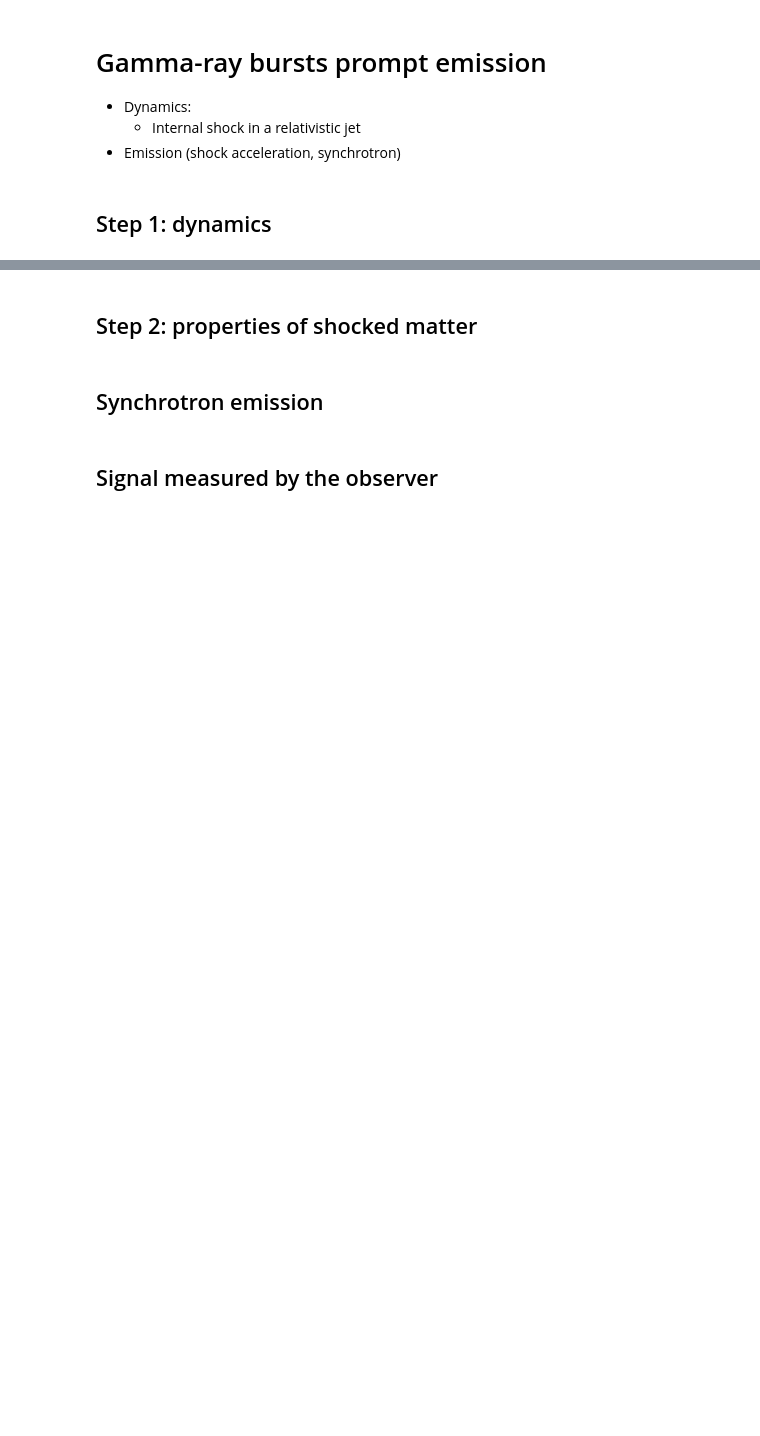
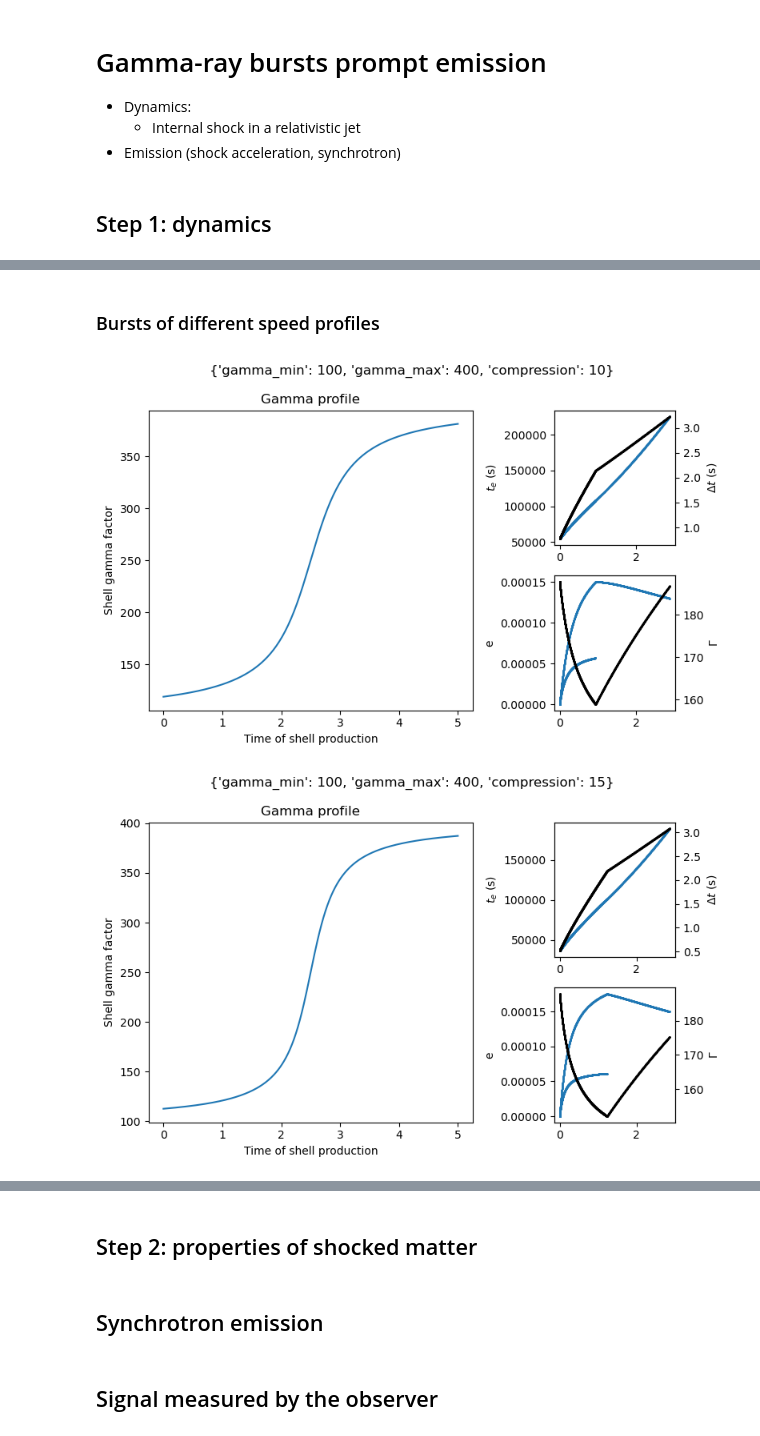
Before and after one commit to solano/gamma-ray-bursts, a Jupyter notebook: gamma-ray-bursts.ipynb, the cells around one changed output, grey strips where cells are left out. Saved outputs shown, nothing was run; the diff lists cells and outputs as text; code cells hidden in the pictures; blank space fills up the shorter version.

```diff
--- a/gamma-ray-bursts.ipynb
+++ b/gamma-ray-bursts.ipynb
@@ -370,0 +394,38 @@ print(test_energy_conservation(simu))
+# %% [markdown]
+### Bursts of different speed profiles
+# %%
+profiles = [(rapidity_profile1, dict(gamma_min=100, gamma_max=400, compression=10)),
+            (rapidity_profile1, dict(gamma_min=100, gamma_max=400, compression=15)),
+            (rapidity_profile1, dict(gamma_min=100, gamma_max=400, compression=25)),
+            (rapidity_profile1, dict(gamma_min=100, gamma_max=400, compression=35)),
+            (rapidity_profile1, dict(gamma_min=100, gamma_max=400, compression=50)),
+            (rapidity_profile1, dict(gamma_min=100, gamma_max=400, compression=100)),
+            (rapidity_profile1, dict(gamma_min=100, gamma_max=400, compression=200)),
+            (rapidity_profile2, dict(gamma_min=100, gamma_max=400))]
+
+simulations = []
+for rapidity_profile, rapidity_args in profiles:
+    simu = Simulation(rapidity_profile, energy_profile1, rapidity_args=rapidity_args)
+    simu.run()
+    simulations.append(simu)
+# %%
+
+for (rapidity_profile, rapidity_args), simu in zip(profiles, simulations):
+
+    fig = plt.figure(figsize=(8,5))
+    gs = plt.GridSpec(2, 3, figure=fig)
+    ax0 = fig.add_subplot(gs[0:2,0:2])
+
+    ax1 = fig.add_subplot(gs[0,2])
+    ax2 = fig.add_subplot(gs[1,2])
+
+    plot_gamma_initial(simu, ax0)
+    plot_emissions(simu, (ax1,ax2))
+
+    plt.suptitle(str(rapidity_args))
+    plt.tight_layout()
+
+    plt.show()
+# %% [output]
+[figure, added]
+[figure, added]
```
Also changed, not shown: parts of 4 cells of this notebook.
